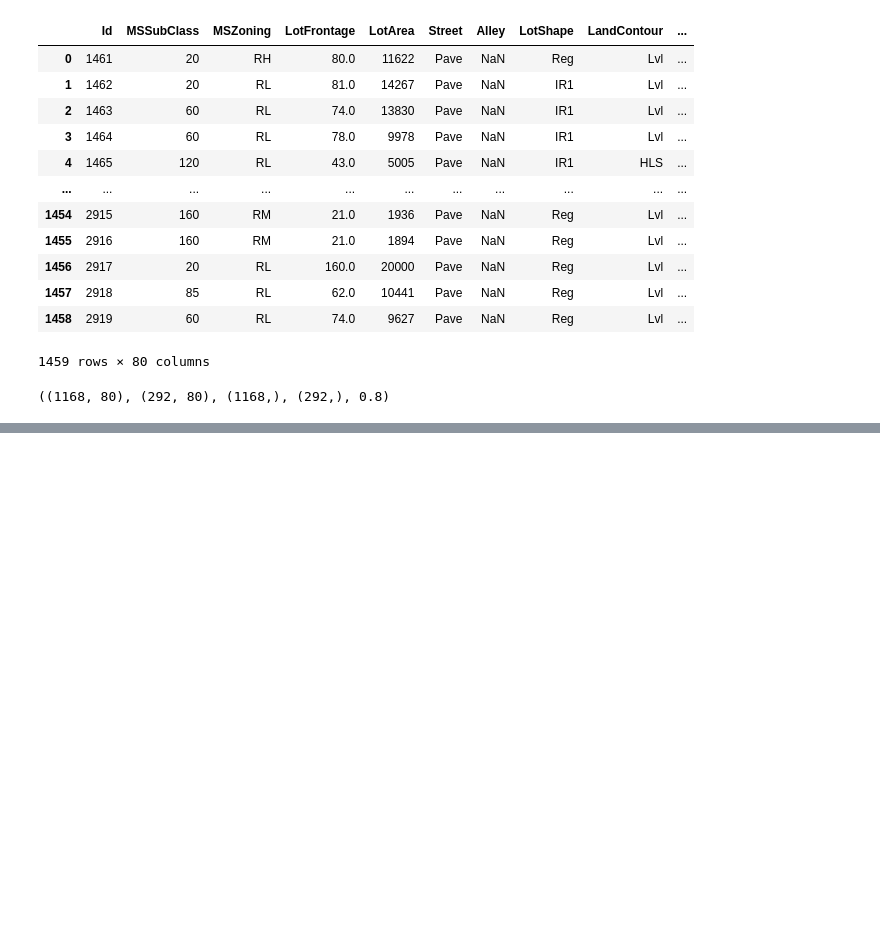
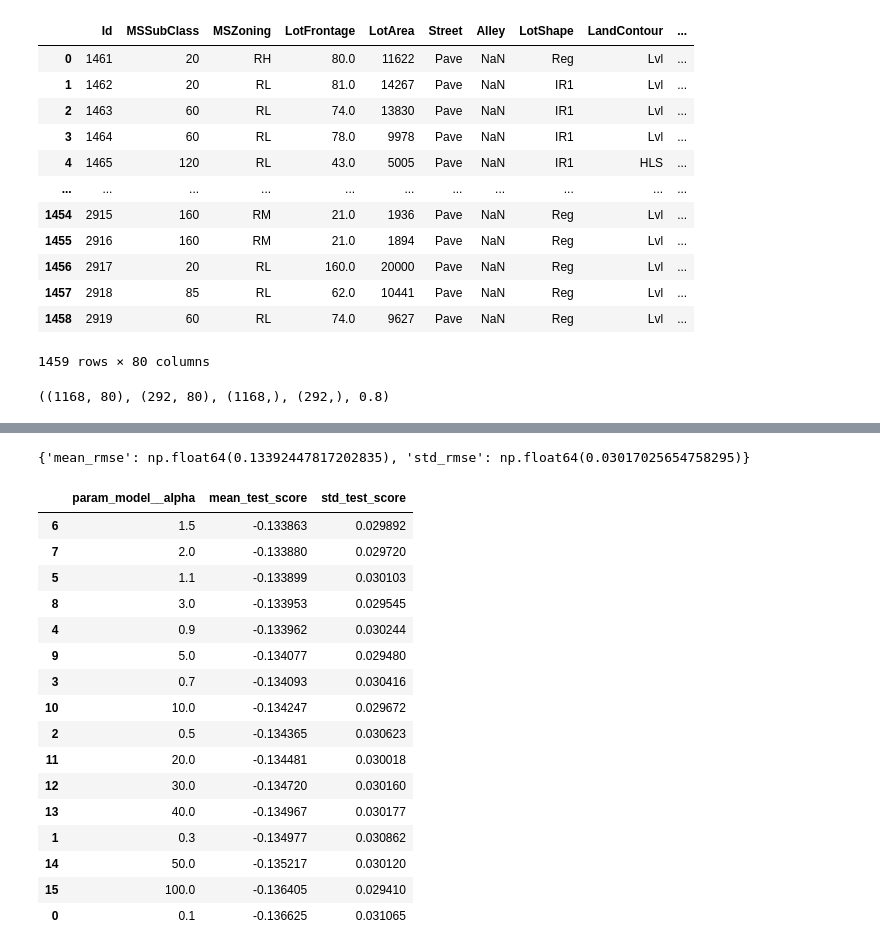
Before and after one commit to FelipeBuzato/House-Pricing, a Jupyter notebook: notebooks/HousePricing.ipynb, the cells around one changed output, grey strips where cells are left out. Cells and saved outputs as stored; diff of their text form; code cells hidden in the pictures; blank space fills up the shorter version.

```diff
--- a/notebooks/HousePricing.ipynb
+++ b/notebooks/HousePricing.ipynb
@@ -33,8 +35,16 @@ test
 | 1458 | 2919 | 60 | RL | 74.0 | 9627 | Pave | NaN | Reg | Lvl | ... |
 1459 rows × 80 columns
 # %%
+train['SalePrice'] = np.log1p(train['SalePrice'])
 data_splitter = DataSplitter("SalePrice", test_size=0.2)
 X_train, X_test, y_train, y_test = data_splitter.split(train)
 X_train.shape, X_test.shape, y_train.shape, y_test.shape, X_train.shape[0]/(X_train.shape[0]+X_test.shape[0])
 # %% [output]
 ((1168, 80), (292, 80), (1168,), (292,), 0.8)
+# %%
+# ML pipeline
+transformer = Transformer(config_path=config_path)
+preprocessor = PreProcessor(df=X_train, config_path=config_path)
+preprocessor = preprocessor.build()
+model_collection = ModelCollection()
+pipelineBuilder = PipelineBuilder(transformer=transformer, preprocessor=preprocessor, model=None)
@@ -82,2 +92,7 @@ search = cv.hyper_param_tune(X, y, param_grid)
 # %%
-search.scorer_
+## Predicting on test set
+X_train, y_train = train.drop(columns=['SalePrice']), train['SalePrice']
+pipeline.fit(X_train, y_train)
+preds = np.expm1(pipeline.predict(test))
+submission = pd.DataFrame({"Id": test["Id"], "SalePrice": preds})
+submission.to_csv("../data/submission_ols.csv", index=False)
@@ -85,0 +103,10 @@ make_scorer(mean_squared_error, greater_is_better=False, response_method='predic
+# %%
+model = model_collection.get('Ridge')
+pipelineBuilder.model = model
+pipeline = pipelineBuilder.build()
+pipeline.fit(X_train, y_train)
+preds = pd.Series(pipeline.predict(X_test), index=y_test.index)
+
+results = pd.DataFrame({'y_test': y_test.values, 'pred': preds.values.astype(int)})
+results['Diff%'] = 100 * abs((results['y_test']-results['pred']) / results['y_test'])
+print(results.describe())
@@ -85,0 +123,37 @@ make_scorer(mean_squared_error, greater_is_better=False, response_method='predic
+# %%
+## Cross-validation score
+
+n_folds = 5
+cv = CrossValidation(n_folds, pipeline)
+X, y = train.drop(columns=['SalePrice']), train['SalePrice']
+score_stats = cv.evaluate(X,y)
+print(score_stats)
+# %% [output]
+{'mean_rmse': np.float64(0.13392447817202835), 'std_rmse': np.float64(0.03017025654758295)}
+# %%
+## Hyper-parameter tunning
+param_grid = {
+    "model__alpha": [0.1, 0.3, 0.5, 0.7, 0.9, 1.1, 1.5, 2.0, 3, 5, 10, 20, 30, 40, 50, 100]
+}
+search_ridge = cv.hyper_param_tune(X, y, param_grid)
+results = pd.DataFrame(search_ridge.cv_results_)
+results = results.sort_values("mean_test_score", ascending=False)
+results[['param_model__alpha', 'mean_test_score', 'std_test_score']]
+# %% [output]
+|  | param_model__alpha | mean_test_score | std_test_score |
+| 6 | 1.5 | -0.133863 | 0.029892 |
+| 7 | 2.0 | -0.133880 | 0.029720 |
+| 5 | 1.1 | -0.133899 | 0.030103 |
+| 8 | 3.0 | -0.133953 | 0.029545 |
+| 4 | 0.9 | -0.133962 | 0.030244 |
+| 9 | 5.0 | -0.134077 | 0.029480 |
+| 3 | 0.7 | -0.134093 | 0.030416 |
+| 10 | 10.0 | -0.134247 | 0.029672 |
+| 2 | 0.5 | -0.134365 | 0.030623 |
+| 11 | 20.0 | -0.134481 | 0.030018 |
+| 12 | 30.0 | -0.134720 | 0.030160 |
+| 13 | 40.0 | -0.134967 | 0.030177 |
+| 1 | 0.3 | -0.134977 | 0.030862 |
+| 14 | 50.0 | -0.135217 | 0.030120 |
+| 15 | 100.0 | -0.136405 | 0.029410 |
+| 0 | 0.1 | -0.136625 | 0.031065 |
```
Also changed, not shown: parts of 18 cells of this notebook, 9 other files.
